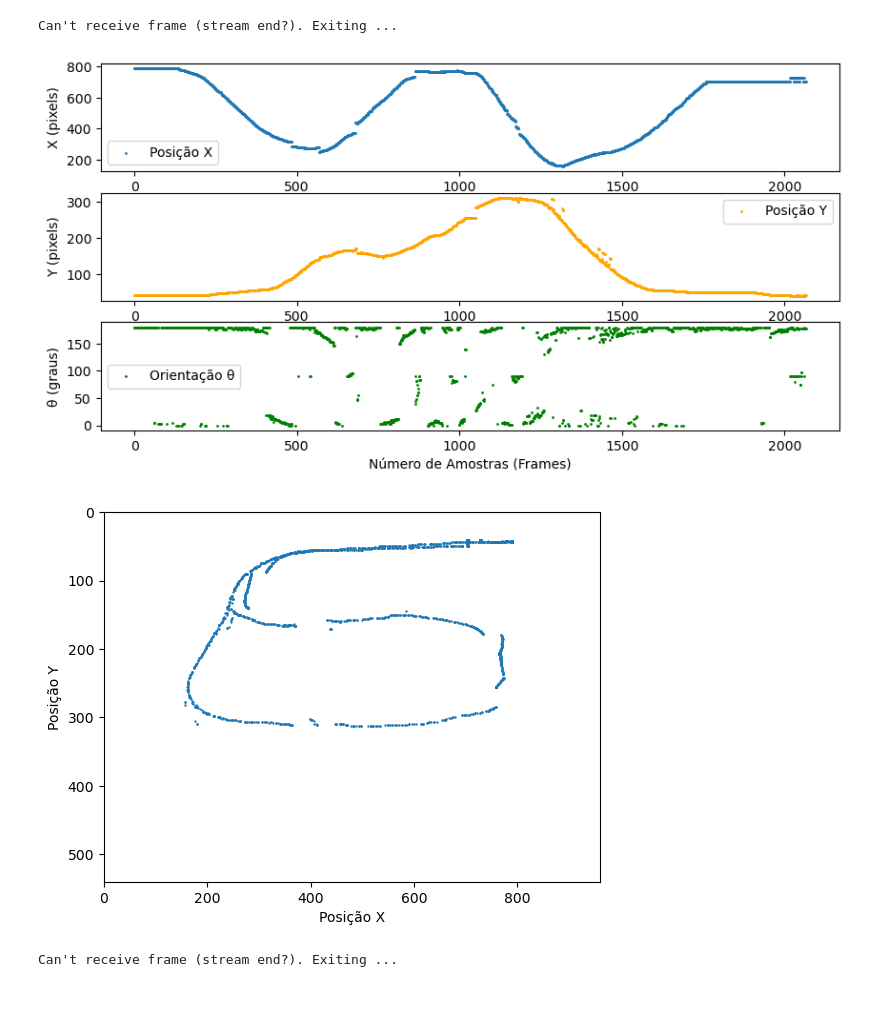
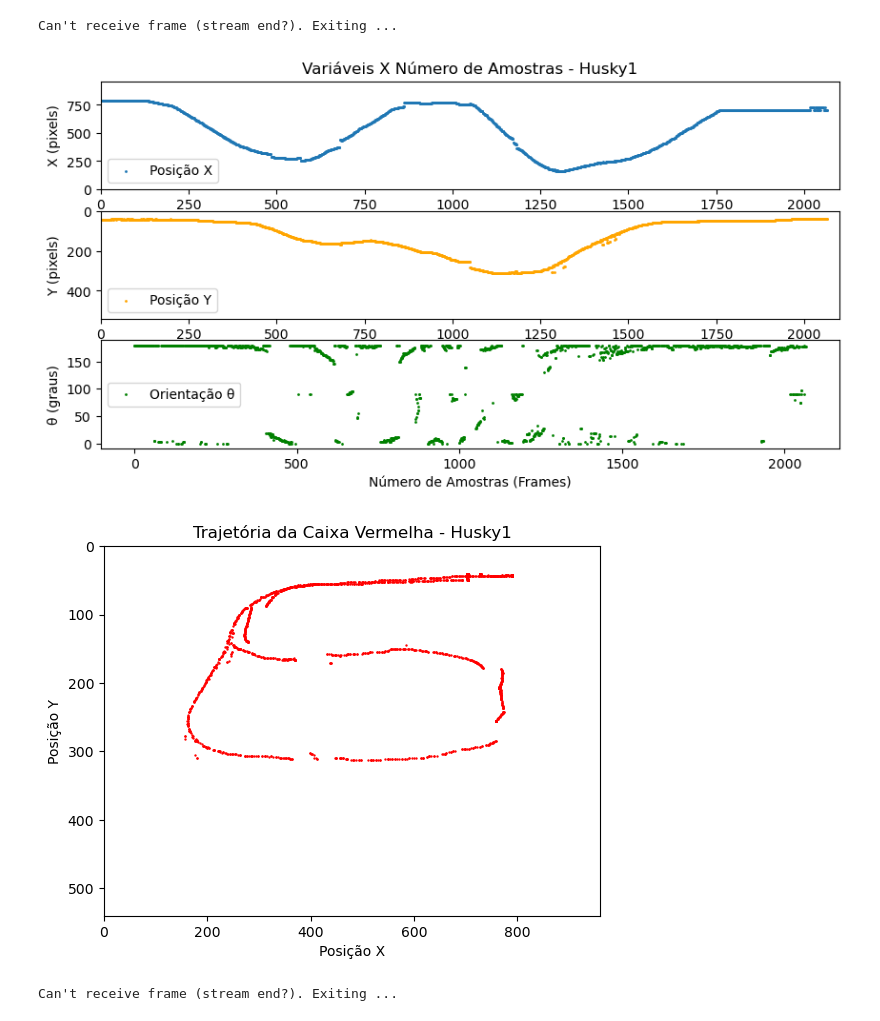
Before and after one commit to miguelmota2301/Visao-Computacional-Husky, a Jupyter notebook: funcaocaixa.ipynb, the cells around one changed output. Drawn from its saved outputs; the diff is of its cells as text; code cells hidden in the pictures.

Commit message:
Add videos and pictures of Husky, and function trajetoria

```diff
--- a/funcaocaixa.ipynb
+++ b/funcaocaixa.ipynb
@@ -185,33 +211,39 @@ Can't receive frame (stream end?). Exiting ...
 # %%
 plt.figure(figsize=(10,5))
 
 plt.subplot(3,1,1)
+plt.title("Variáveis X Número de Amostras - Husky1")
 plt.scatter(range(len(xs1)), xs1, label='Posição X', s = 1)
+plt.axis([0, 2100, 0, 960])
 plt.ylabel('X (pixels)')
 plt.legend()
 
 plt.subplot(3,1,2)
 plt.scatter(range(len(ys1)), ys1, label='Posição Y', color='orange', s = 1)
+plt.axis([0, 2100, 540, 0])
 plt.ylabel('Y (pixels)')
 plt.legend()
 
 plt.subplot(3,1,3)
 plt.scatter(range(len(angles1)), angles1, label='Orientação θ', color='green', s = 1)
 plt.xlabel('Número de Amostras (Frames)')
 plt.ylabel('θ (graus)')
 plt.legend()
 
+plt.savefig('husky1-caixa0.jpg')
 plt.show()
 # %% [output]
-[figure, old version]
+[figure, new version]
 # %%
-plt.scatter(xs1, ys1, s = .5)
+plt.scatter(xs1, ys1, s = .5, c = 'red')
+plt.title("Trajetória da Caixa Vermelha - Husky1")
 plt.axis([0, 960, 540, 0])
 plt.xlabel("Posição X")
 plt.ylabel("Posição Y")
+plt.savefig('husky1-trajetoria1-caixa0.jpg')
 plt.show()
 # %% [output]
-[figure, old version]
+[figure, new version]
 # %%
 xs2, ys2, angles2 = caixa("Video2_husky.mp4", 'video2_center.avi')
 # %% [output]
```
Also changed, not shown: parts of 5 cells of this notebook, 14 other files.
